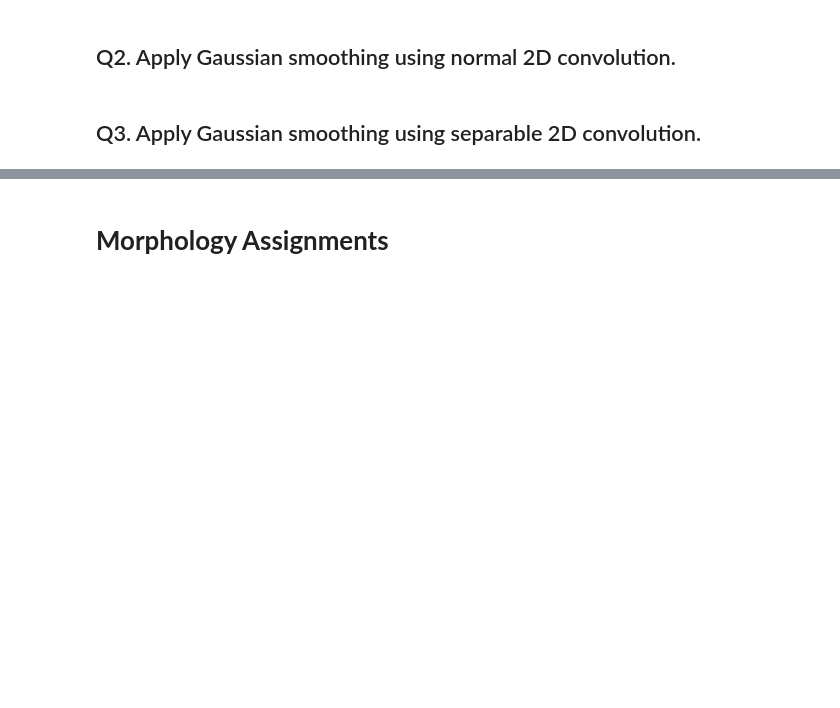
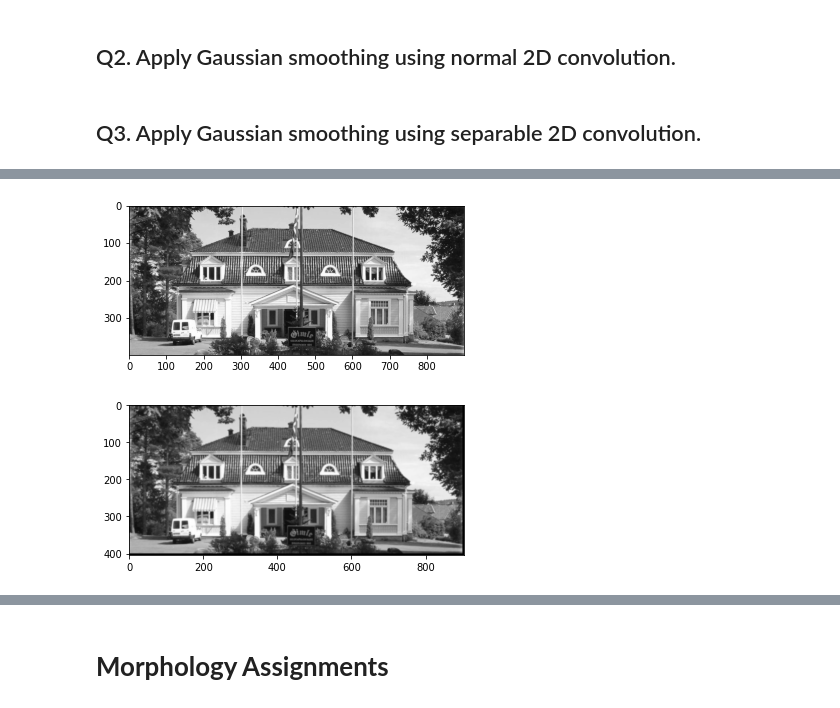
Before and after one commit to SuperChamp234/Pixels_Zain, a Jupyter notebook: Assignments/7_image_processing_assignments.ipynb, the cells around one changed output, grey strips where cells are left out. Drawn from its saved outputs; the diff is of its cells as text; code cells hidden in the pictures; blank space fills up the shorter version.

```diff
--- a/Assignments/7_image_processing_assignments.ipynb
+++ b/Assignments/7_image_processing_assignments.ipynb
@@ -163,0 +221,11 @@ plt.show()
+# %%
+#gaussian blur 2d normal convolution
+kernel = np.array([[ 1,  4,  6,  4,  1], [ 4, 16, 24, 16, 4], [ 6, 24, 36, 24, 6], [ 4, 16, 24, 16, 4], [ 1,  4,  6,  4, 1]]) / 256
+blurred_image = convolve_optimised(kernel, image)
+plt.imshow(image, cmap='gray')
+plt.show()
+plt.imshow(blurred_image, cmap='gray')
+plt.show()
+# %% [output]
+[figure, added]
+[figure, added]
```
Also changed, not shown: parts of 13 cells of this notebook, 5 other files.
